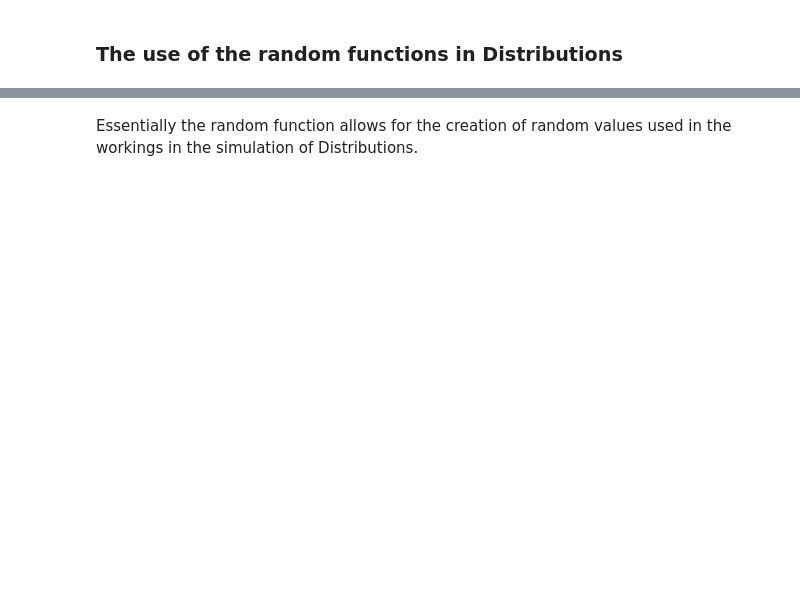
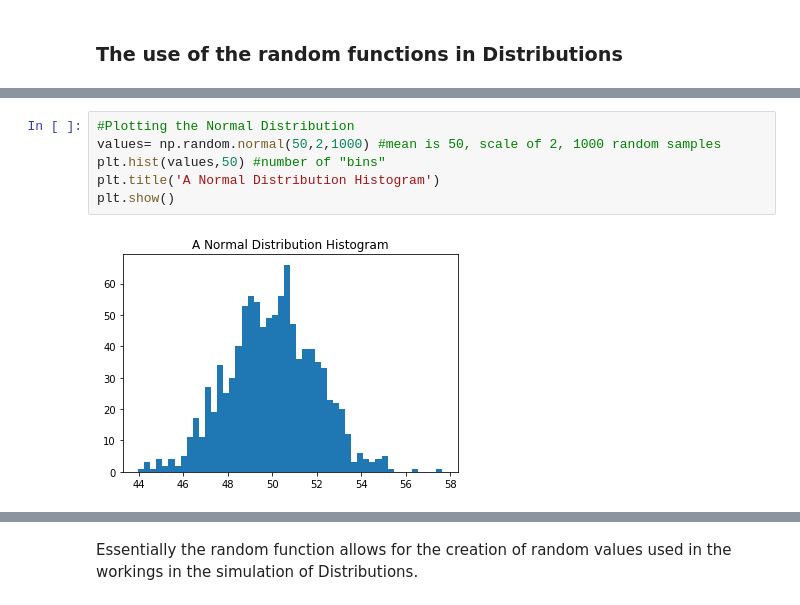
Before and after one commit to JohnONeillGMIT/ProgrammingforDataAnalysisS2Assignment, a Jupyter notebook: Assignment numpy.random.ipynb, the cells around one changed output, grey strips where cells are left out. Drawn from its saved outputs; the diff is of its cells as text; blank space fills up the shorter version.

```diff
--- a/Assignment numpy.random.ipynb
+++ b/Assignment numpy.random.ipynb
@@ -153,0 +182,8 @@ In looking at distributions one must be cognisant of the number of varialbes. Fo
+# %%
+#Plotting the Normal Distribution
+values= np.random.normal(50,2,1000) #mean is 50, scale of 2, 1000 random samples
+plt.hist(values,50) #number of "bins"
+plt.title('A Normal Distribution Histogram')
+plt.show()
+# %% [output]
+[figure, added]
```
Also changed, not shown: parts of 28 cells of this notebook.
